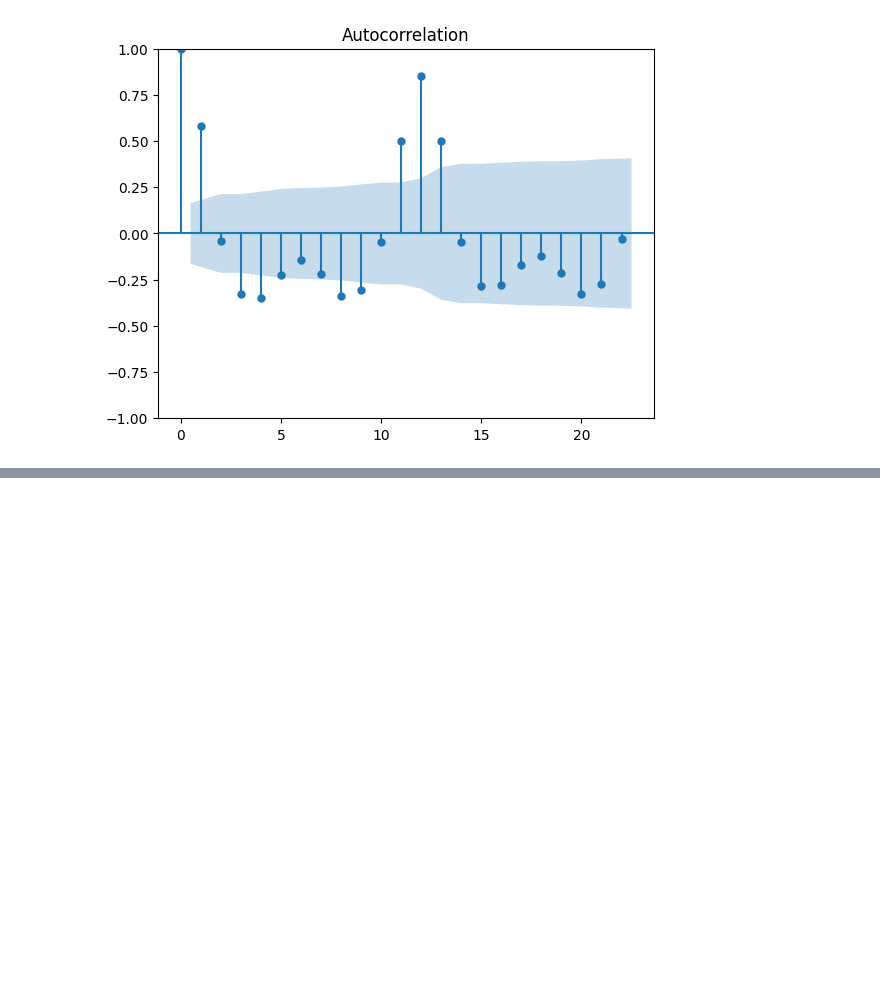
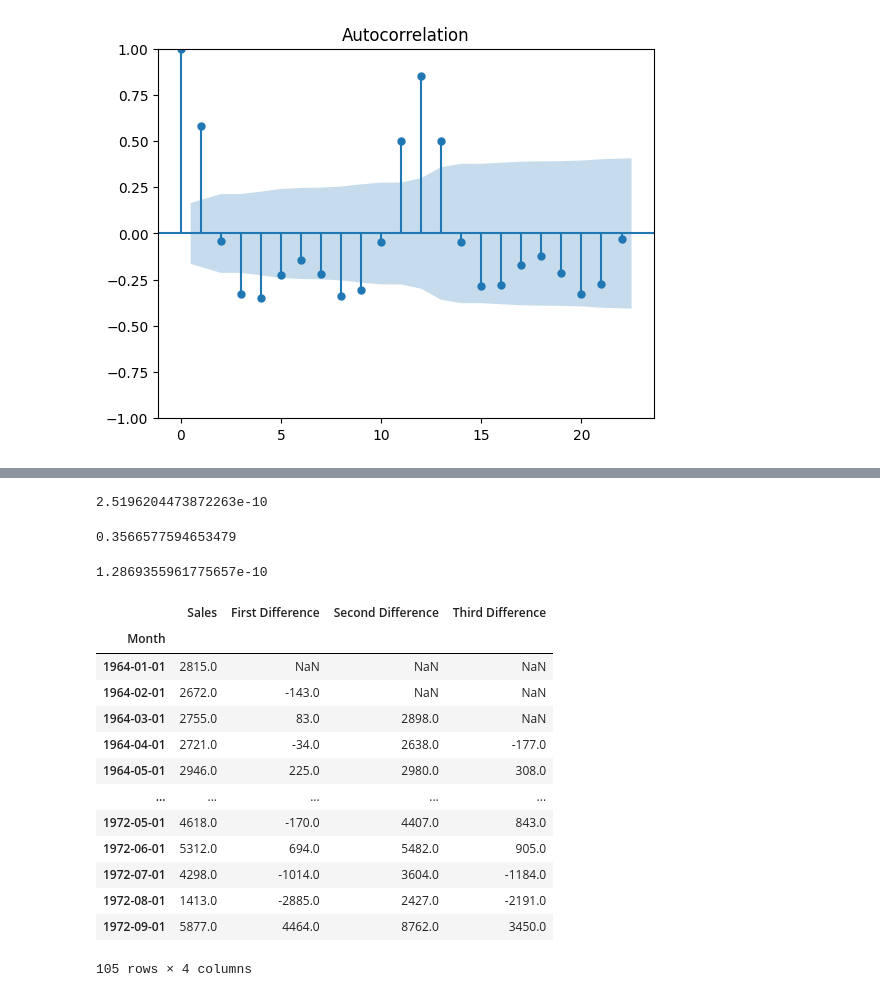
Before and after one commit to AhmAdO9/Machine_learning, a Jupyter notebook: TimeSeriesAnalysis/TimeSeriesAnalysis.ipynb, the cells around one changed output, grey strips where cells are left out. Cells and saved outputs as stored; diff of their text form; code cells hidden in the pictures; blank space fills up the shorter version.

```diff
--- a/TimeSeriesAnalysis/TimeSeriesAnalysis.ipynb
+++ b/TimeSeriesAnalysis/TimeSeriesAnalysis.ipynb
@@ -948,0 +1089,4 @@ acf = plot_acf(df['Passenger Second Difference'].dropna())
+# %%
+test_result[1]
+# %% [output]
+2.5196204473872263e-10
@@ -948,0 +1095,28 @@ acf = plot_acf(df['Passenger Second Difference'].dropna())
+# %%
+test_result = adfuller(df['Second Difference'].dropna())
+test_result[1]
+# %% [output]
+0.3566577594653479
+# %%
+df['Third Difference'] = df['Sales'] - df['Second Difference'].shift(1)
+test_result = adfuller(df['Third Difference'].dropna())
+test_result[1]
+# %% [output]
+1.2869355961775657e-10
+# %%
+df
+# %% [output]
+|  | Sales | First Difference | Second Difference | Third Difference |
+| Month |  |  |  |  |
+| 1964-01-01 | 2815.0 | NaN | NaN | NaN |
+| 1964-02-01 | 2672.0 | -143.0 | NaN | NaN |
+| 1964-03-01 | 2755.0 | 83.0 | 2898.0 | NaN |
+| 1964-04-01 | 2721.0 | -34.0 | 2638.0 | -177.0 |
+| 1964-05-01 | 2946.0 | 225.0 | 2980.0 | 308.0 |
+| ... | ... | ... | ... | ... |
+| 1972-05-01 | 4618.0 | -170.0 | 4407.0 | 843.0 |
+| 1972-06-01 | 5312.0 | 694.0 | 5482.0 | 905.0 |
+| 1972-07-01 | 4298.0 | -1014.0 | 3604.0 | -1184.0 |
+| 1972-08-01 | 1413.0 | -2885.0 | 2427.0 | -2191.0 |
+| 1972-09-01 | 5877.0 | 4464.0 | 8762.0 | 3450.0 |
+105 rows × 4 columns
```
Also changed, not shown: parts of 41 cells of this notebook.
